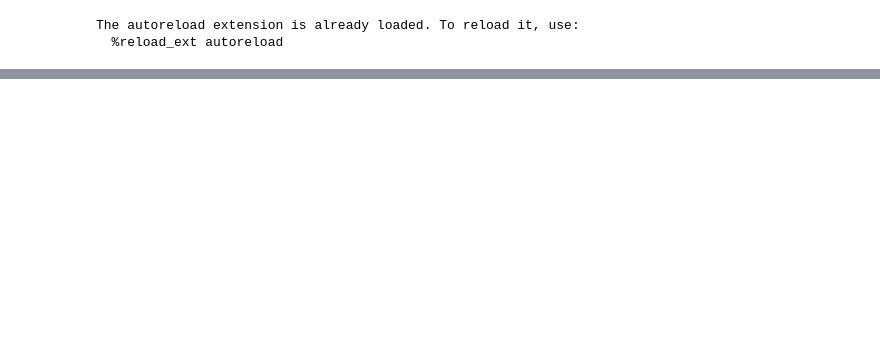
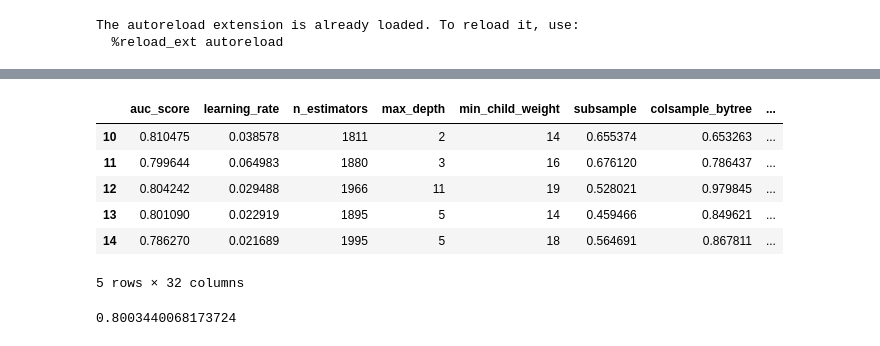
Before and after one commit to ipolharvard/biobank_olink, a Jupyter notebook: notebooks/exp_two_extremes.ipynb, the cells around one changed output, grey strips where cells are left out. Cells and saved outputs as stored; diff of their text form; code cells hidden in the pictures; blank space fills up the shorter version.

```diff
--- a/notebooks/exp_two_extremes.ipynb
+++ b/notebooks/exp_two_extremes.ipynb
@@ -46,2 +49,18 @@ SBP     ignore        drop             0.797701
                       ignore           0.802914
 Name: auc_score, dtype: float64
+# %%
+one_case = results.loc[(results.target == "SBP") & (results.nan_handling == "remove") & (
+            results.corr_handling == "drop")]
+one_case
+# %% [output]
+|  | auc_score | learning_rate | n_estimators | max_depth | min_child_weight | subsample | colsample_bytree | ... |
+| 10 | 0.810475 | 0.038578 | 1811 | 2 | 14 | 0.655374 | 0.653263 | ... |
+| 11 | 0.799644 | 0.064983 | 1880 | 3 | 16 | 0.676120 | 0.786437 | ... |
+| 12 | 0.804242 | 0.029488 | 1966 | 11 | 19 | 0.528021 | 0.979845 | ... |
+| 13 | 0.801090 | 0.022919 | 1895 | 5 | 14 | 0.459466 | 0.849621 | ... |
+| 14 | 0.786270 | 0.021689 | 1995 | 5 | 18 | 0.564691 | 0.867811 | ... |
+5 rows × 32 columns
+# %%
+one_case.auc_score.mean()
+# %% [output]
+0.8003440068173724
```
Also changed, not shown: parts of 7 cells of this notebook, 1 other file.
